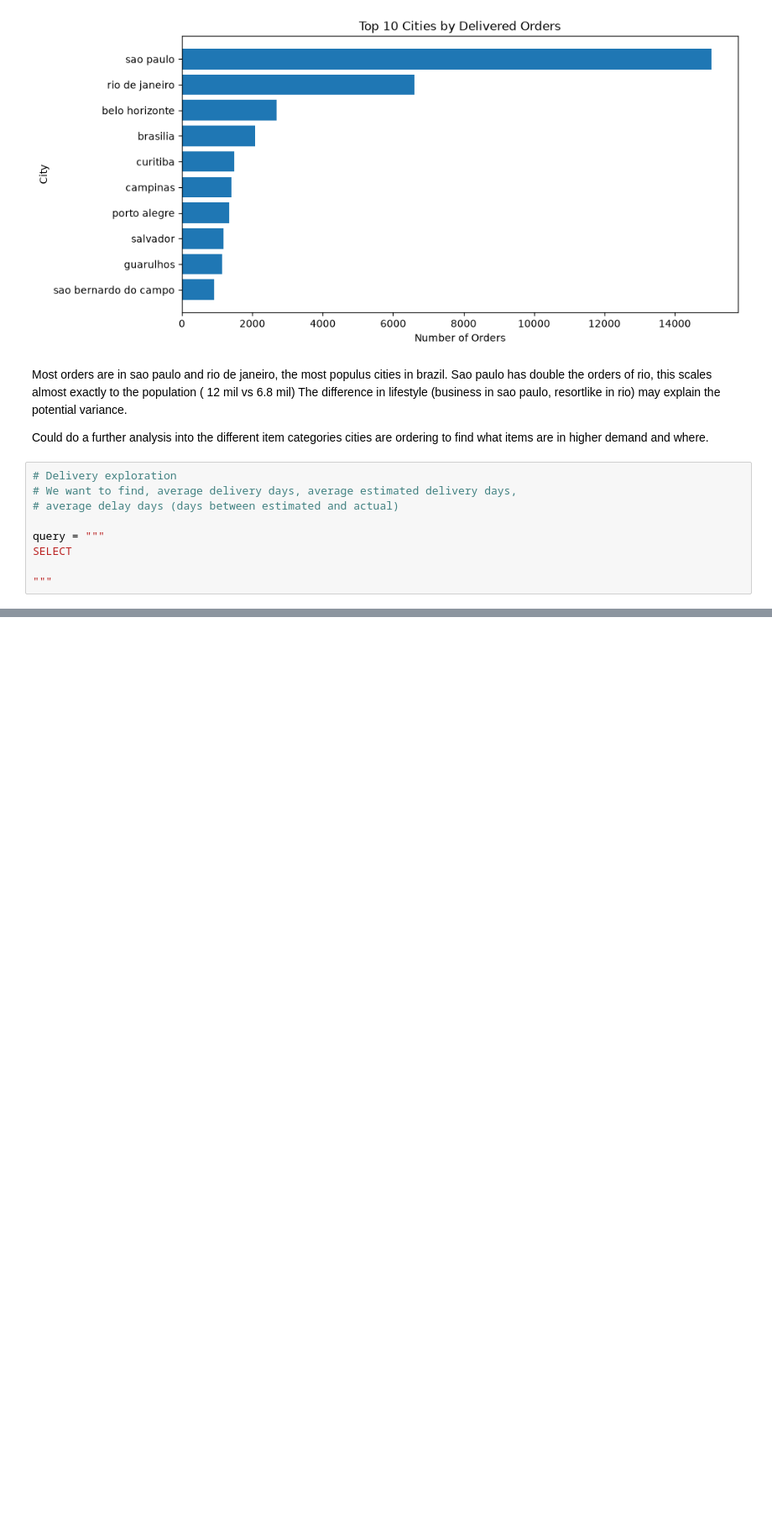
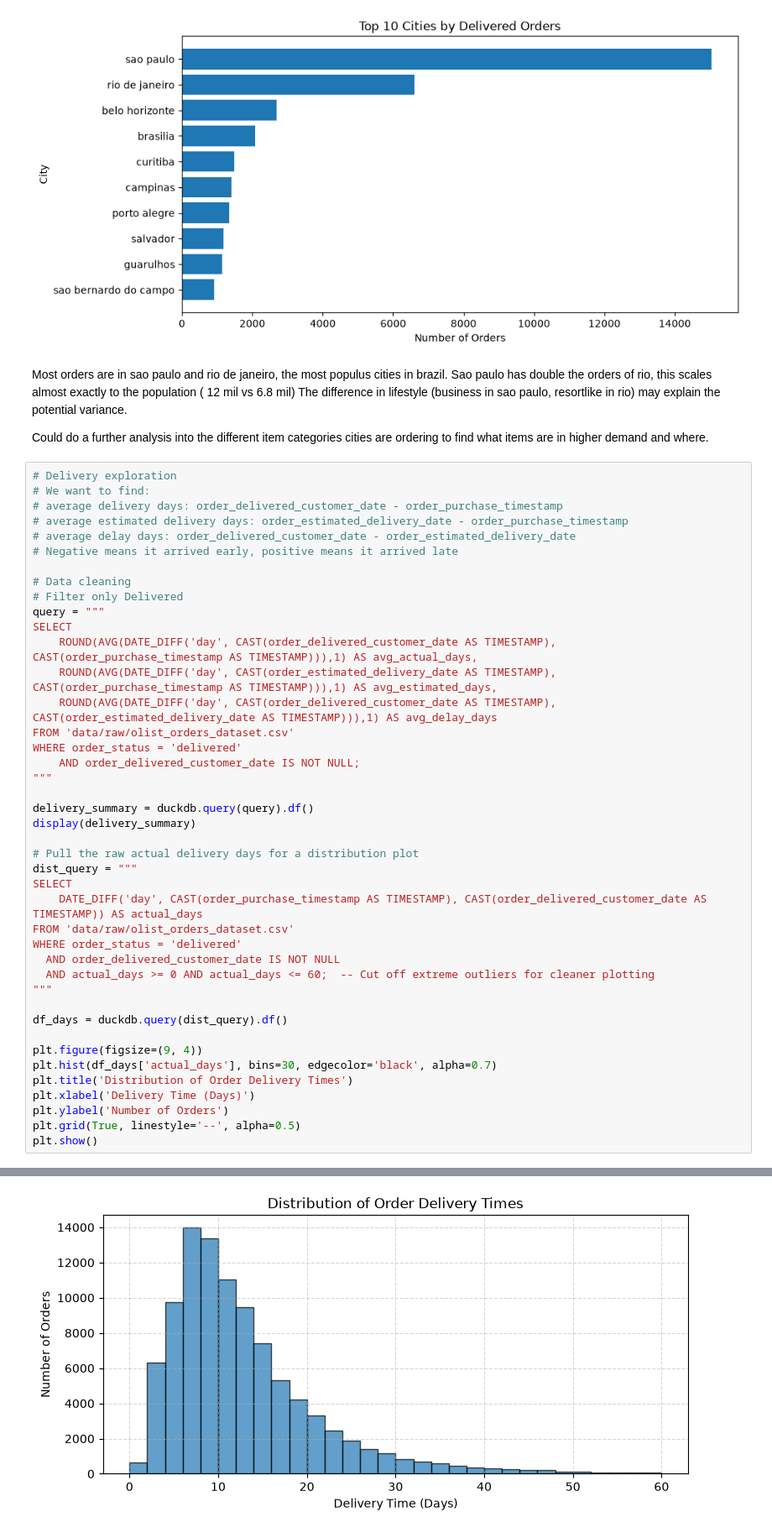
Before and after one commit to AnsonWhale/ecommerce-data-analysis, a Jupyter notebook: analysis.ipynb, the cells around one changed output, grey strips where cells are left out. Shown at 84% size. Saved outputs shown, nothing was run; the diff lists cells and outputs as text; blank space fills up the shorter version.

Commit message:
Update analysis.ipynb
Queried avg delivery time (days), avg expected time, avg difference between expected and actual days

```diff
--- a/analysis.ipynb
+++ b/analysis.ipynb
@@ -71,10 +71,44 @@ The difference in lifestyle (business in sao paulo, resortlike in rio) may expla
 Could do a further analysis into the different item categories cities are ordering to find what items are in higher demand and where.
 # %%
 # Delivery exploration
-# We want to find, average delivery days, average estimated delivery days,
-# average delay days (days between estimated and actual)
+# We want to find:
+# average delivery days: order_delivered_customer_date - order_purchase_timestamp
+# average estimated delivery days: order_estimated_delivery_date - order_purchase_timestamp
+# average delay days: order_delivered_customer_date - order_estimated_delivery_date
+# Negative means it arrived early, positive means it arrived late
 
+# Data cleaning
+# Filter only Delivered
 query = """
 SELECT
+    ROUND(AVG(DATE_DIFF('day', CAST(order_delivered_customer_date AS TIMESTAMP), CAST(order_purchase_timestamp AS TIMESTAMP))),1) AS avg_actual_days,
+    ROUND(AVG(DATE_DIFF('day', CAST(order_estimated_delivery_date AS TIMESTAMP), CAST(order_purchase_timestamp AS TIMESTAMP))),1) AS avg_estimated_days,
+    ROUND(AVG(DATE_DIFF('day', CAST(order_delivered_customer_date AS TIMESTAMP), CAST(order_estimated_delivery_date AS TIMESTAMP))),1) AS avg_delay_days
+FROM 'data/raw/olist_orders_dataset.csv'
+WHERE order_status = 'delivered'
+    AND order_delivered_customer_date IS NOT NULL;
+"""
 
+delivery_summary = duckdb.query(query).df()
+display(delivery_summary)
+
+# Pull the raw actual delivery days for a distribution plot
+dist_query = """
+SELECT
+    DATE_DIFF('day', CAST(order_purchase_timestamp AS TIMESTAMP), CAST(order_delivered_customer_date AS TIMESTAMP)) AS actual_days
+FROM 'data/raw/olist_orders_dataset.csv'
+WHERE order_status = 'delivered'
+  AND order_delivered_customer_date IS NOT NULL
+  AND actual_days >= 0 AND actual_days <= 60;  -- Cut off extreme outliers for cleaner plotting
 """
+
+df_days = duckdb.query(dist_query).df()
+
+plt.figure(figsize=(9, 4))
+plt.hist(df_days['actual_days'], bins=30, edgecolor='black', alpha=0.7)
+plt.title('Distribution of Order Delivery Times')
+plt.xlabel('Delivery Time (Days)')
+plt.ylabel('Number of Orders')
+plt.grid(True, linestyle='--', alpha=0.5)
+plt.show()
+# %% [output]
@@ -80,0 +117 @@ SELECT
+[figure, added]
```
Also changed, not shown: parts of 1 cell of this notebook.
